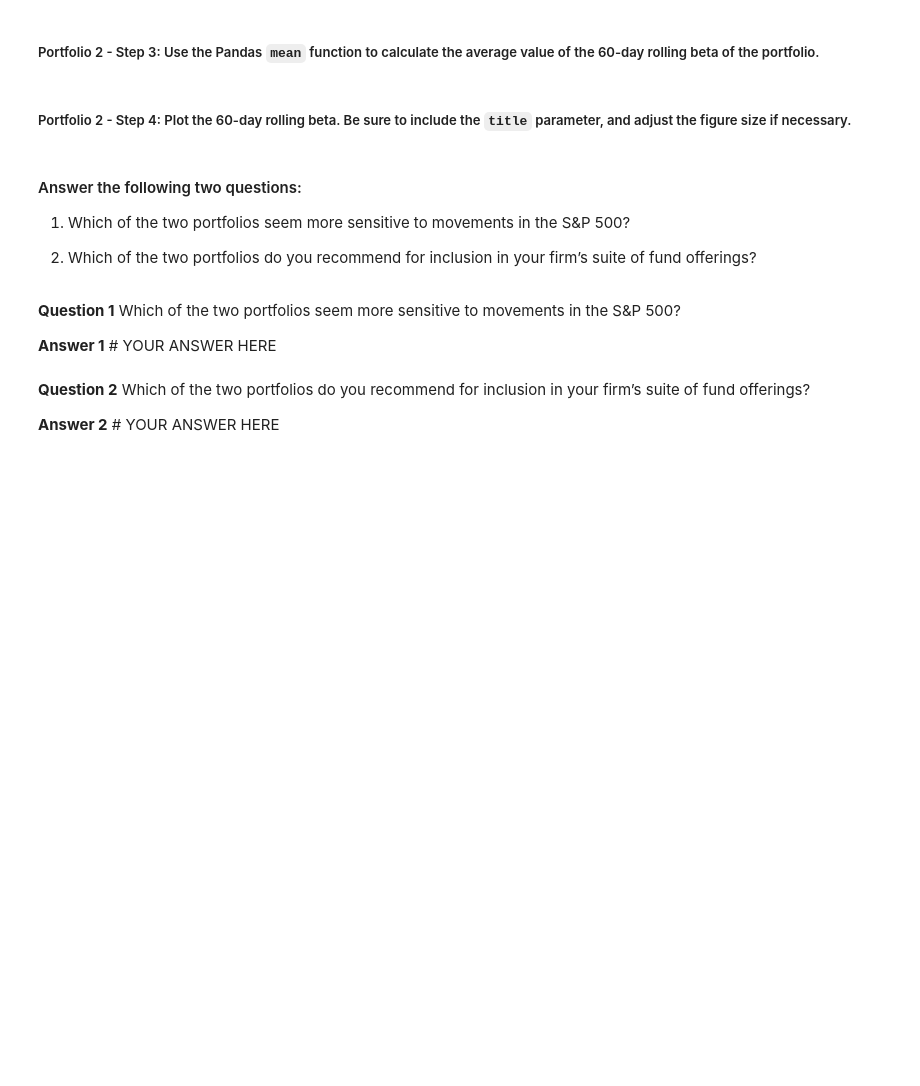
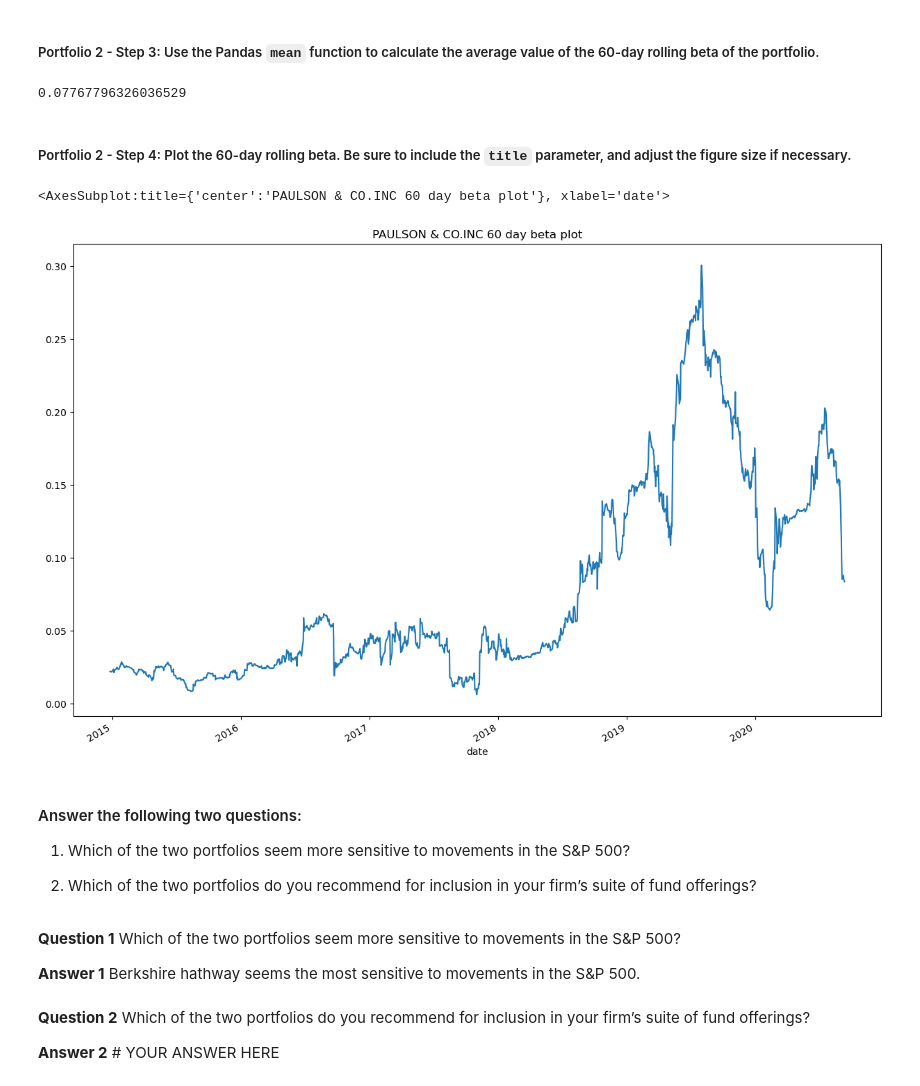
Before and after one commit to BenSmook/Quantitative_Analysis, a Jupyter notebook: Starter_Code/risk_return_analysis.ipynb, the cells around one changed output. Cells and saved outputs as stored; diff of their text form; code cells hidden in the pictures; blank space fills up the shorter version.

```diff
--- a/Starter_Code/risk_return_analysis.ipynb
+++ b/Starter_Code/risk_return_analysis.ipynb
@@ -393,4 +426,5 @@ Your analysis is nearing completion. Now, you need to evaluate how the portfolio
 # %%
 # Calculate the covariance using a 60-day rolling window
 # Review the last five rows of the covariance data
-# YOUR CODE HERE
+paulson_covariance = daily_returns["PAULSON & CO.INC."].rolling(window=60).cov(daily_returns["S&P 500"])
+paulson_covariance.dropna().tail()
@@ -399,4 +441,5 @@ Your analysis is nearing completion. Now, you need to evaluate how the portfolio
 # %%
 # Calculate the beta based on the 60-day rolling covariance compared to the market (S&P 500)
 # Review the last five rows of the beta information
-# YOUR CODE HERE
+paulson_beta = paulson_covariance / sp500_variance
+paulson_beta.dropna().tail()
@@ -404,13 +455,19 @@ Your analysis is nearing completion. Now, you need to evaluate how the portfolio
 ##### Portfolio 2 - Step 3: Use the Pandas `mean` function to calculate the average value of the 60-day rolling beta of the portfolio.
 # %%
 # Calculate the average of the 60-day rolling beta
-# YOUR CODE HERE
+paulson_beta_avg = paulson_beta.mean()
+paulson_beta_avg
+# %% [output]
+0.07767796326036529
 # %% [markdown]
 ##### Portfolio 2 - Step 4: Plot the 60-day rolling beta. Be sure to include the `title` parameter, and adjust the figure size if necessary.
 # %%
 # Plot the rolling beta
 # Include a title parameter and adjust the figure size
-# YOUR CODE HERE
+paulson_beta.plot(title = "PAULSON & CO.INC 60 day beta plot", figsize= (15,10))
+# %% [output]
+<AxesSubplot:title={'center':'PAULSON & CO.INC 60 day beta plot'}, xlabel='date'>
+[figure, added]
 # %% [markdown]
 #### Answer the following two questions:
 
@@ -420,7 +477,7 @@ Your analysis is nearing completion. Now, you need to evaluate how the portfolio
 # %% [markdown]
 **Question 1** Which of the two portfolios seem more sensitive to movements in the S&P 500?
 
-**Answer 1** # YOUR ANSWER HERE
+**Answer 1** Berkshire hathway seems the most sensitive to movements in the S&P 500.
 # %% [markdown]
 **Question 2** Which of the two portfolios do you recommend for inclusion in your firm’s suite of fund offerings?
 
```
Also changed, not shown: parts of 8 cells of this notebook.
